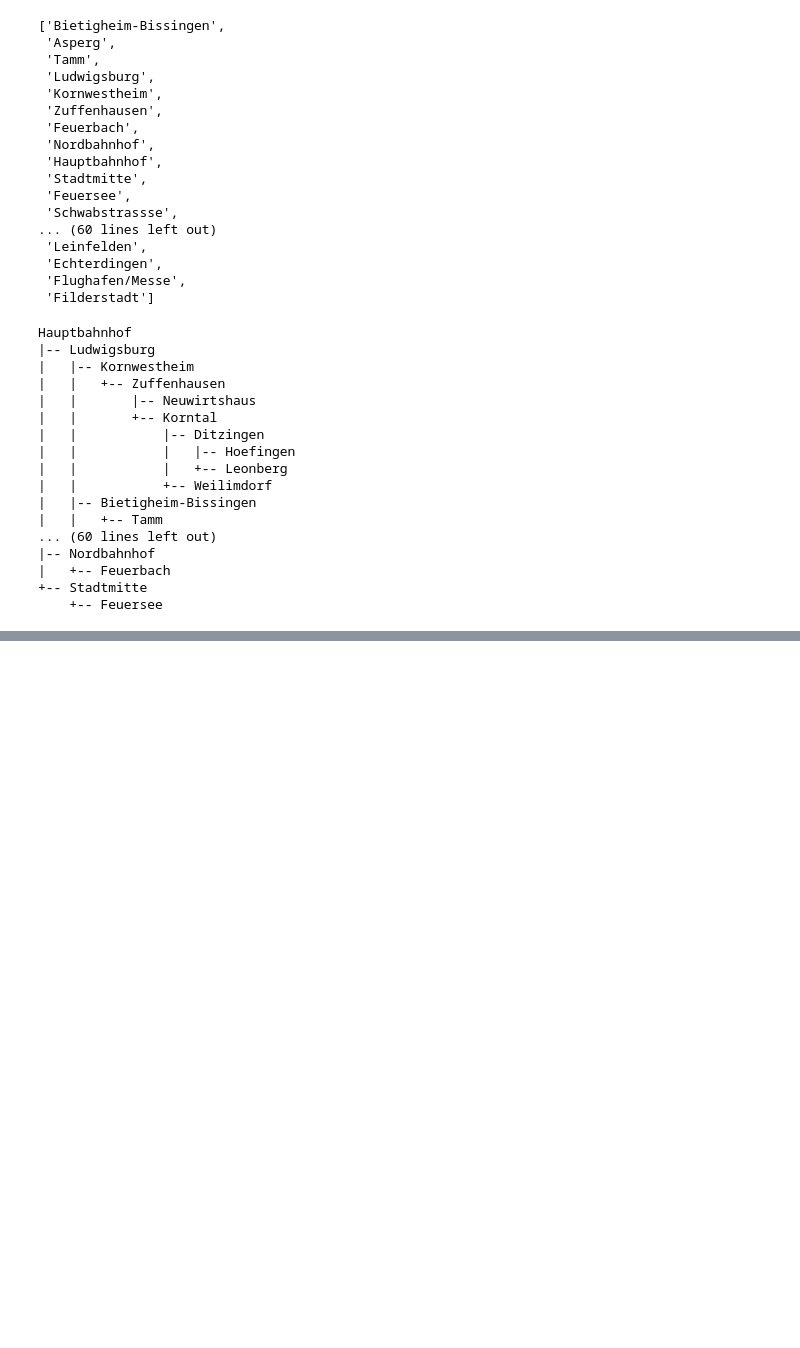
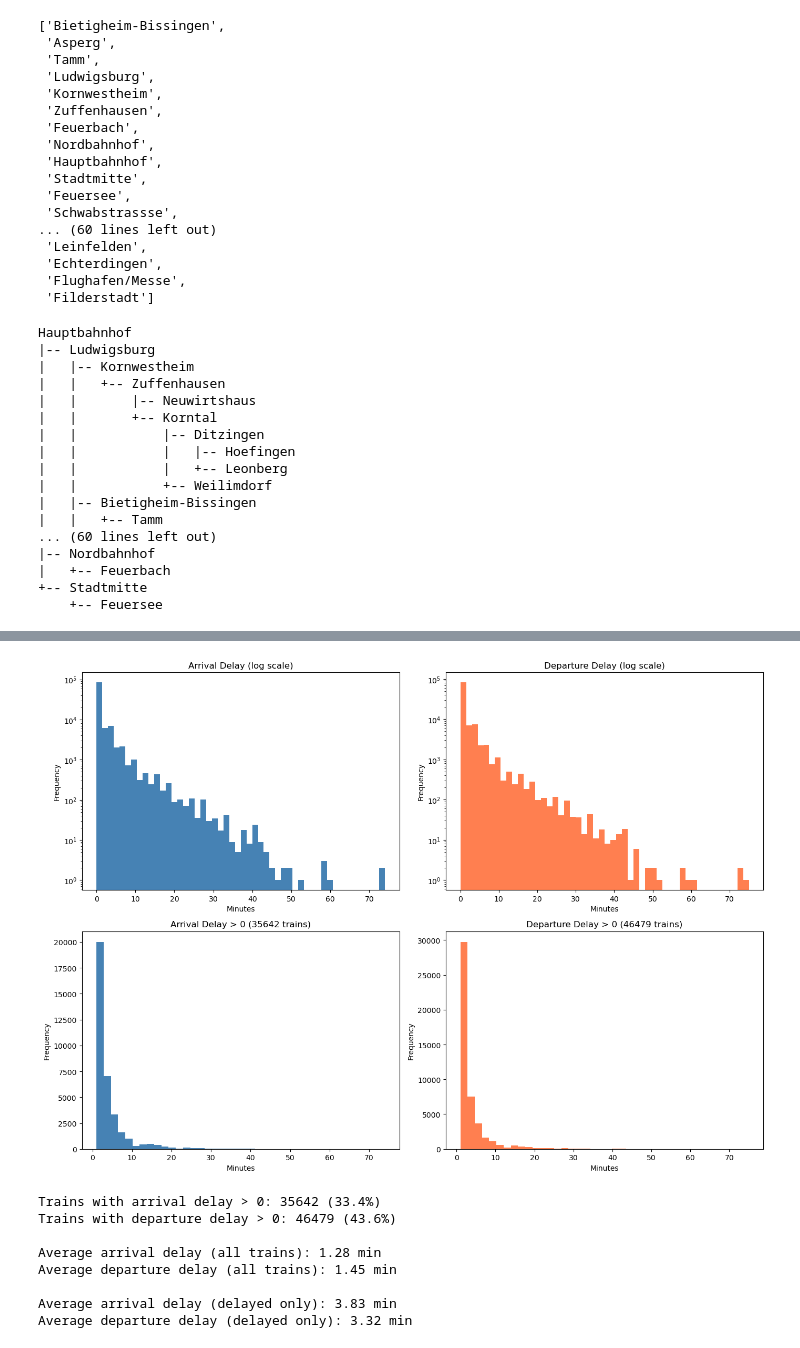
Before and after one commit to Namita2025/Infovis-Lab, a Jupyter notebook: assignment_03/python/Task1.ipynb, the cells around one changed output, grey strips where cells are left out. Cells and saved outputs as stored; diff of their text form; code cells hidden in the pictures; blank space fills up the shorter version.

```diff
--- a/assignment_03/python/Task1.ipynb
+++ b/assignment_03/python/Task1.ipynb
@@ -122,0 +263,49 @@ Hauptbahnhof
+# %%
+import matplotlib.pyplot as plt
+
+fig, axes = plt.subplots(2, 2, figsize=(14, 10))
+
+# 1. Full distribution (log scale to see the tail)
+df['arrival_delay_m'].plot(kind='hist', bins=50, ax=axes[0][0],
+                           title='Arrival Delay (log scale)', color='steelblue')
+axes[0][0].set_yscale('log')
+axes[0][0].set_xlabel('Minutes')
+
+df['departure_delay_m'].plot(kind='hist', bins=50, ax=axes[0][1],
+                              title='Departure Delay (log scale)', color='coral')
+axes[0][1].set_yscale('log')
+axes[0][1].set_xlabel('Minutes')
+
+# 2. Only delayed trains (delay > 0) - more interesting!
+delayed = df[df['arrival_delay_m'] > 0]
+delayed['arrival_delay_m'].plot(kind='hist', bins=40, ax=axes[1][0],
+                                 title=f'Arrival Delay > 0 ({len(delayed)} trains)',
+                                 color='steelblue')
+axes[1][0].set_xlabel('Minutes')
+
+delayed2 = df[df['departure_delay_m'] > 0]
+delayed2['departure_delay_m'].plot(kind='hist', bins=40, ax=axes[1][1],
+                                    title=f'Departure Delay > 0 ({len(delayed2)} trains)',
+                                    color='coral')
+axes[1][1].set_xlabel('Minutes')
+
+plt.tight_layout()
+plt.show()
+
+# Key stats
+print(f"Trains with arrival delay > 0: {len(delayed)} ({len(delayed)/len(df)*100:.1f}%)")
+print(f"Trains with departure delay > 0: {len(delayed2)} ({len(delayed2)/len(df)*100:.1f}%)")
+print(f"\nAverage arrival delay (all trains): {df['arrival_delay_m'].mean():.2f} min")
+print(f"Average departure delay (all trains): {df['departure_delay_m'].mean():.2f} min")
+print(f"\nAverage arrival delay (delayed only): {delayed['arrival_delay_m'].mean():.2f} min")
+print(f"Average departure delay (delayed only): {delayed2['departure_delay_m'].mean():.2f} min")
+# %% [output]
+[figure, added]
+Trains with arrival delay > 0: 35642 (33.4%)
+Trains with departure delay > 0: 46479 (43.6%)
+
+Average arrival delay (all trains): 1.28 min
+Average departure delay (all trains): 1.45 min
+
+Average arrival delay (delayed only): 3.83 min
+Average departure delay (delayed only): 3.32 min
```
Also changed, not shown: parts of 12 cells of this notebook, 6 other files.
